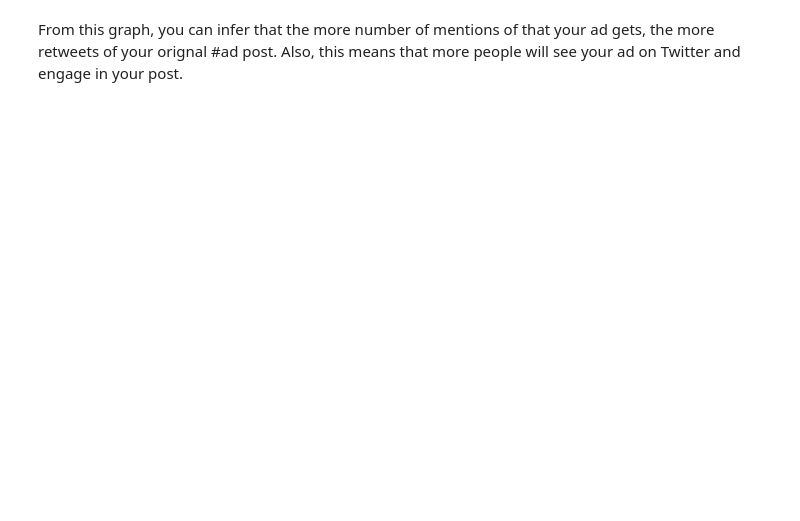
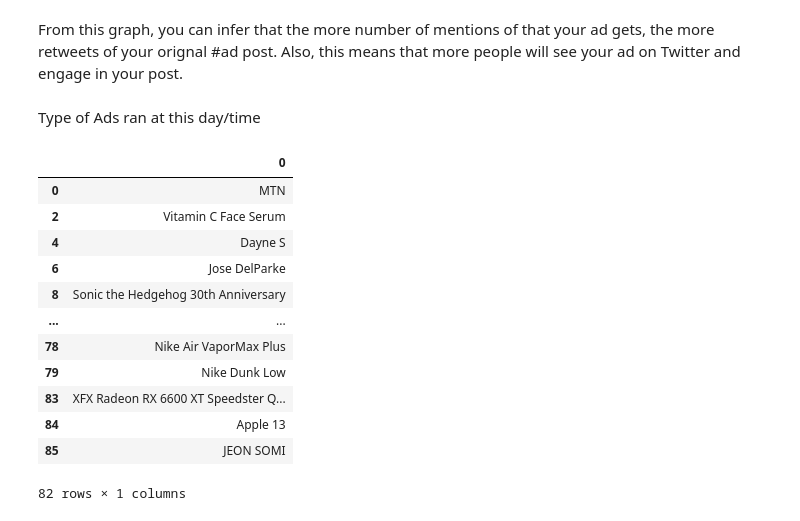
Before and after one commit to sthurstone/Return-Rate-Researchers---Project-I, a Jupyter notebook: API/Twitter_API_Analysis_Tables(1).ipynb FINAL.ipynb, the cells around one changed output. Cells and saved outputs as stored; diff of their text form; code cells hidden in the pictures; blank space fills up the shorter version.

```diff
--- a/API/Twitter_API_Analysis_Tables(1).ipynb FINAL.ipynb
+++ b/API/Twitter_API_Analysis_Tables(1).ipynb FINAL.ipynb
@@ -340,2 +340,22 @@ plt.savefig("API_Images/Mentions Total Vs. Retweet Counts Line.png")
 # %% [markdown]
 From this graph, you can infer that the more number of mentions of that your ad gets, the more retweets of your orignal #ad post. Also, this means that more people will see your ad on Twitter and engage in your post.
+# %% [markdown]
+Type of Ads ran at this day/time
+# %%
+type_df=merged_total_df['normalized_text'].apply(pd.Series)
+type_df1 = type_df.dropna()
+type_df1
+# %% [output]
+|  | 0 |
+| 0 | MTN |
+| 2 | Vitamin C Face Serum |
+| 4 | Dayne S |
+| 6 | Jose DelParke |
+| 8 | Sonic the Hedgehog 30th Anniversary |
+| ... | ... |
+| 78 | Nike Air VaporMax Plus |
+| 79 | Nike Dunk Low |
+| 83 | XFX Radeon RX 6600 XT Speedster Q... |
+| 84 | Apple 13 |
+| 85 | JEON SOMI |
+82 rows × 1 columns
```
Also changed, not shown: parts of 4 cells of this notebook, 3 other files.
